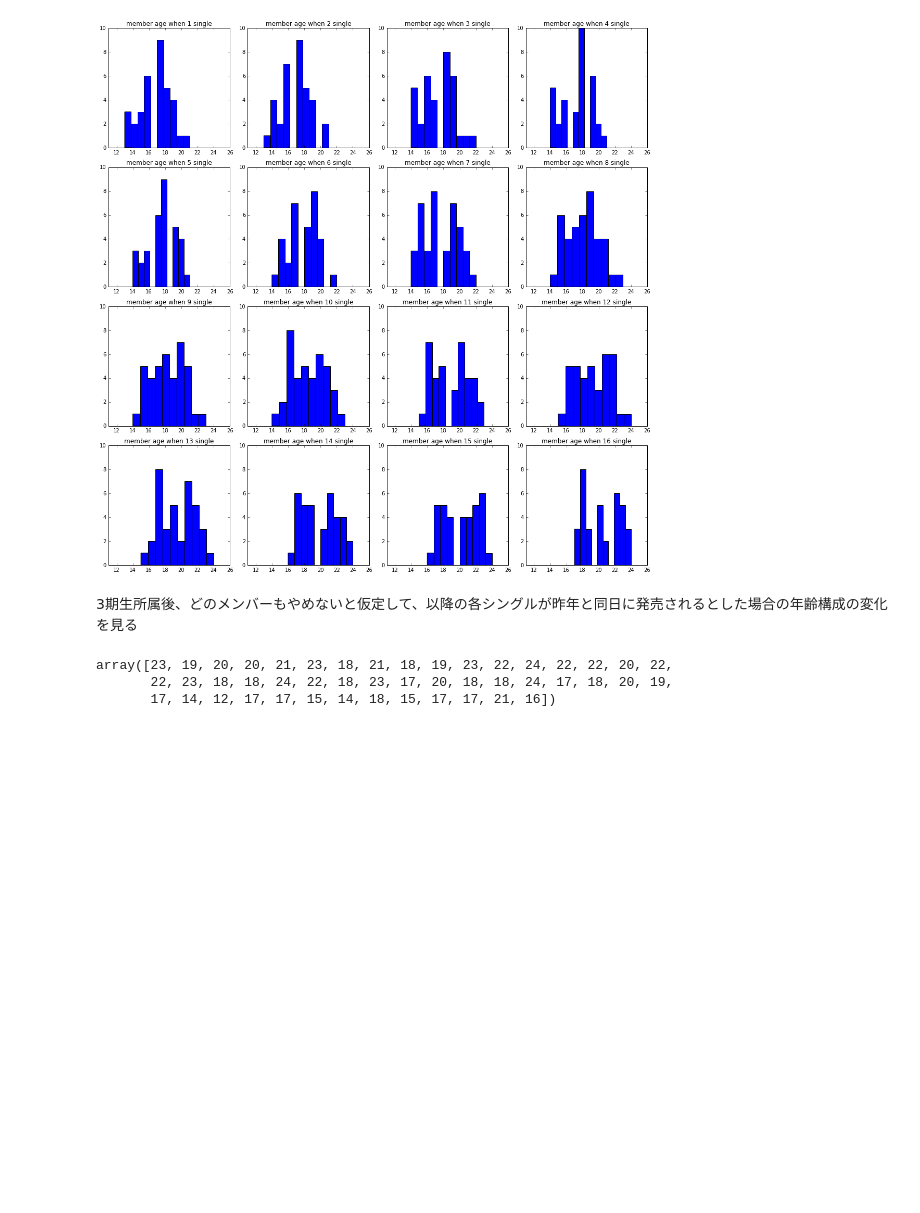
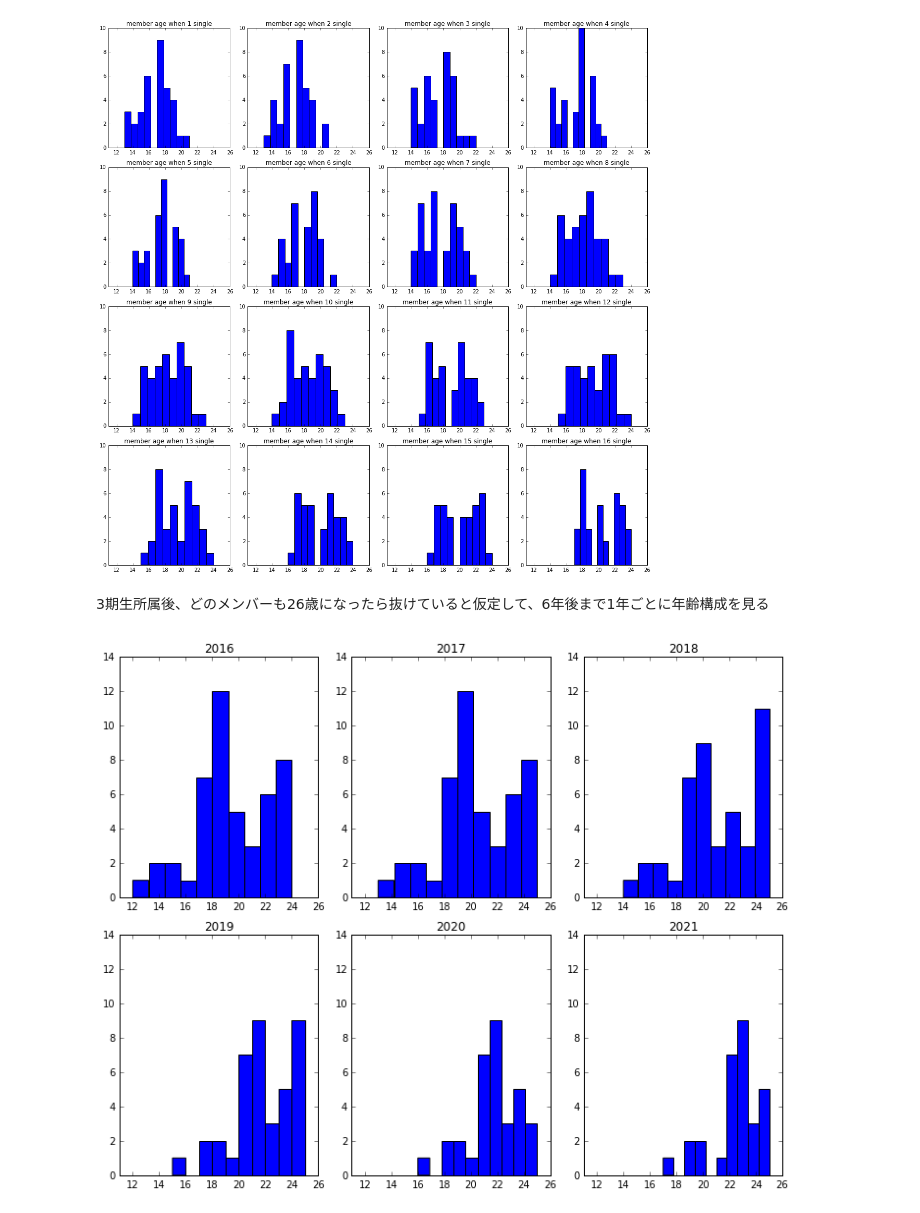
Before and after one commit to keiikegami/nogi, a Jupyter notebook: analysis.ipynb, the cells around one changed output. Saved outputs shown, nothing was run; the diff lists cells and outputs as text; code cells hidden in the pictures; blank space fills up the shorter version.

```diff
--- a/analysis.ipynb
+++ b/analysis.ipynb
@@ -19,14 +16,0 @@ data.head()
-# %%
-m = data[data.single == 1].shape[0]
-ages = np.ones((16, m))
-for i in range(16):
-    ages[i] = data[data.single == i+1].age.values
-# %%
-f,a = plt.subplots(4,4,figsize=(15,15))
-a = a.ravel()
-
-for idx, ax  in enumerate(a):
-    ax.hist(ages[idx, :])
-    ax.set_title("age histogram when %s single" %(idx+1))
-    ax.set_xlim([6, 26])
-plt.tight_layout()
@@ -51,15 +33,27 @@ for idx, ax  in enumerate(a):
 plt.tight_layout()
 # %% [output]
 [figure]
-# %% [markdown]
-3期生所属後、どのメンバーもやめないと仮定して、以降の各シングルが昨年と同日に発売されるとした場合の年齢構成の変化を見る
+# %% [markdown]
+3期生所属後、どのメンバーも26歳になったら抜けていると仮定して、6年後まで1年ごとに年齢構成を見る
 # %%
 age_16 = data[data.single == 16][data.belong == 1].age.values
 age_3rd = data[data.term == 3][data.single == 16].age.values
 age_all = np.r_[age_16,age_3rd]
-# %%
-age_all
-# %% [output]
-array([23, 19, 20, 20, 21, 23, 18, 21, 18, 19, 23, 22, 24, 22, 22, 20, 22,
-       22, 23, 18, 18, 24, 22, 18, 23, 17, 20, 18, 18, 24, 17, 18, 20, 19,
-       17, 14, 12, 17, 17, 15, 14, 18, 15, 17, 17, 21, 16])
+# %%
+ages = np.ones((6, len(age_all)))
+ages[0,:] = age_all
+for i in range(5):
+    ages[i+1, :] = ages[i, :] + 1
+
+f,a = plt.subplots(2,3,figsize=(10,8))
+a = a.ravel()
+years = [2016, 2017, 2018, 2019, 2020, 2021]
+
+for idx, ax  in enumerate(a):
+    ax.hist(ages[idx, :][ages[idx, :]<26])
+    ax.set_title("%s" %years[idx])
+    ax.set_xlim([11, 26])
+    ax.set_ylim([0,14])
+plt.tight_layout()
+# %% [output]
+[figure, added]
```
Also changed, not shown: parts of 3 cells of this notebook.
